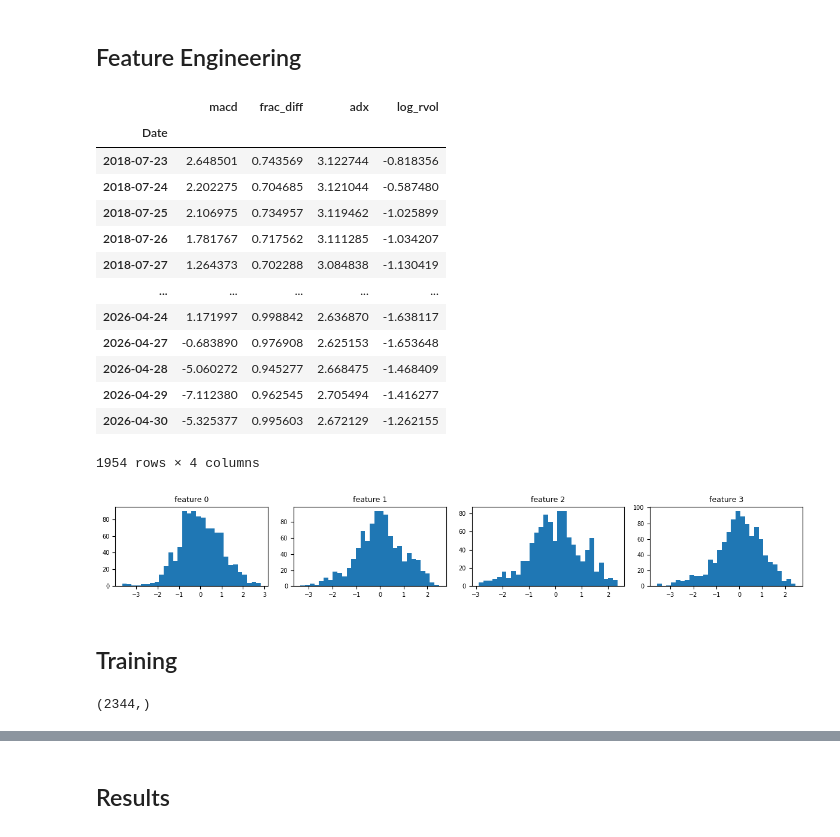
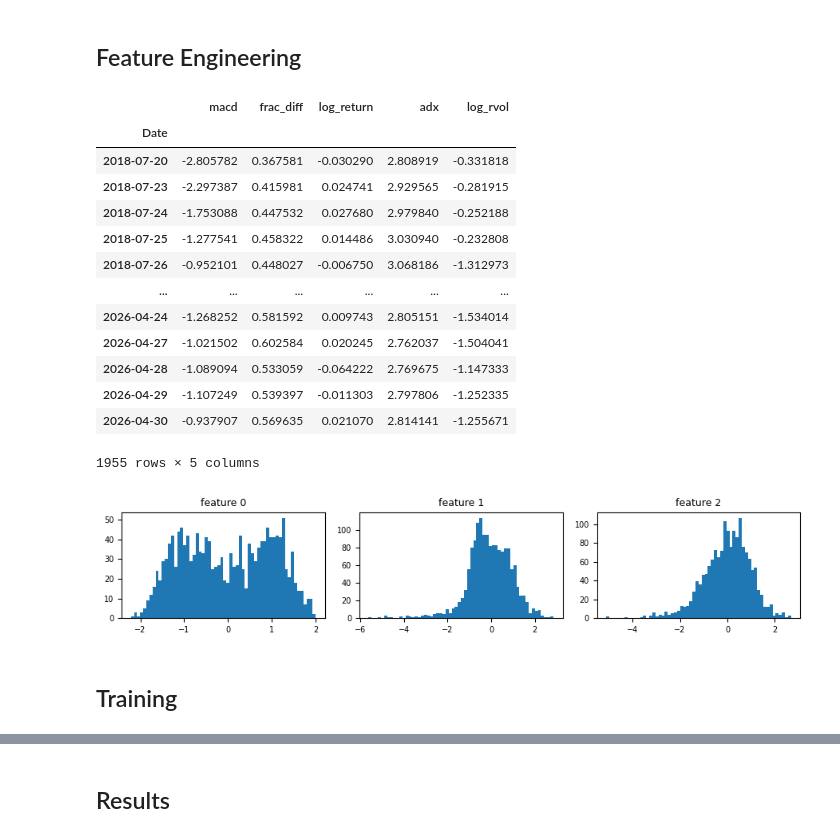
Before and after one commit to asderman43/finance, a Jupyter notebook: notebooks/004_regimes.ipynb, the cells around one changed output, grey strips where cells are left out. Drawn from its saved outputs; the diff is of its cells as text; code cells hidden in the pictures.

```diff
--- a/notebooks/004_regimes.ipynb
+++ b/notebooks/004_regimes.ipynb
@@ -30,7 +30,7 @@ plt.show()
 from src.indicators import calc_macd, rolling_zscore
 
 macd = calc_macd(closing=close)
-z_score = rolling_zscore(macd["histogram"], 20)
+z_score = rolling_zscore(macd["histogram"], 14)
 
 log_return = calc_log_rt(close)
 realized_vol = calc_rvol(log_return)
@@ -74,0 +55,15 @@ plt.show()
+# %%
+from src.features.frac_diff import find_d
+
+results = find_d(df["log_close"], range_list=[0.2, 0.5], alpha=0.01, max_depth=18)
+
+p_values = [x[1] for x in results]
+d_values = [x[0] for x in results]
+
+
+order = np.argsort(d_values)
+d_values = np.array(d_values)[order]
+p_values = np.array(p_values)[order]
+
+plt.plot(d_values, p_values)
+plt.show()
@@ -90,6 +112,7 @@ frac_diff autocorr(20): 0.816
 # %% [markdown]
 ## Feature Engineering
 # %%
+from sklearn.decomposition import PCA
 from sklearn.preprocessing import StandardScaler
 
 
@@ -100,77 +123,70 @@ rvol_ratio = rvol_5 / rvol_60
 
 df["rvol_ratio"] = rvol_ratio
 
-
-
-
-
-
-
 df_clean = df.dropna()
 
 
 
 features = pd.concat({
-    "macd": df_clean["macd"],
+    "macd": df_clean["z_score"],
     "frac_diff": df_clean["frac_diff"],  # direction
-    # "log_return": df_clean["log_return"],
+    "log_return": df_clean["log_return"],
     "adx": np.log(df_clean["adx"]),
     "log_rvol": np.log(df_clean["rvol_ratio"]),                     # volatility (normalized)
 }, axis=1, sort=True).dropna()
 
 
-features_sliced = features["2022-01-01":"2025-12-31"]
+features_sliced = features["2018-01-01":"2024-12-31"]
 
 scaler = StandardScaler()
 
-X = scaler.fit_transform(features_sliced.values)
+scaler = scaler.fit(features.values)
+X = scaler.transform(features_sliced.values)
+
 Y = scaler.transform(features.values)
 
+
 features
 # %% [output]
-|  | macd | frac_diff | adx | log_rvol |
-| Date |  |  |  |  |
-| 2018-07-23 | 2.648501 | 0.743569 | 3.122744 | -0.818356 |
-| 2018-07-24 | 2.202275 | 0.704685 | 3.121044 | -0.587480 |
-| 2018-07-25 | 2.106975 | 0.734957 | 3.119462 | -1.025899 |
-| 2018-07-26 | 1.781767 | 0.717562 | 3.111285 | -1.034207 |
-| 2018-07-27 | 1.264373 | 0.702288 | 3.084838 | -1.130419 |
-| ... | ... | ... | ... | ... |
-| 2026-04-24 | 1.171997 | 0.998842 | 2.636870 | -1.638117 |
-| 2026-04-27 | -0.683890 | 0.976908 | 2.625153 | -1.653648 |
-| 2026-04-28 | -5.060272 | 0.945277 | 2.668475 | -1.468409 |
-| 2026-04-29 | -7.112380 | 0.962545 | 2.705494 | -1.416277 |
-| 2026-04-30 | -5.325377 | 0.995603 | 2.672129 | -1.262155 |
+|  | macd | frac_diff | log_return | adx | log_rvol |
+| Date |  |  |  |  |  |
+| 2018-07-20 | -2.805782 | 0.367581 | -0.030290 | 2.808919 | -0.331818 |
+| 2018-07-23 | -2.297387 | 0.415981 | 0.024741 | 2.929565 | -0.281915 |
+| 2018-07-24 | -1.753088 | 0.447532 | 0.027680 | 2.979840 | -0.252188 |
+| 2018-07-25 | -1.277541 | 0.458322 | 0.014486 | 3.030940 | -0.232808 |
+| 2018-07-26 | -0.952101 | 0.448027 | -0.006750 | 3.068186 | -1.312973 |
+| ... | ... | ... | ... | ... | ... |
+| 2026-04-24 | -1.268252 | 0.581592 | 0.009743 | 2.805151 | -1.534014 |
+| 2026-04-27 | -1.021502 | 0.602584 | 0.020245 | 2.762037 | -1.504041 |
+| 2026-04-28 | -1.089094 | 0.533059 | -0.064222 | 2.769675 | -1.147333 |
+| 2026-04-29 | -1.107249 | 0.539397 | -0.011303 | 2.797806 | -1.252335 |
+| 2026-04-30 | -0.937907 | 0.569635 | 0.021070 | 2.814141 | -1.255671 |
-1954 rows × 4 columns
+1955 rows × 5 columns
 # %%
 # compact grid of histograms for every feature
 n_features = X.shape[1]
 n_cols     = 4
 n_rows     = -(-n_features // n_cols)  # ceil div
 
 fig, axes = plt.subplots(n_rows, n_cols,
                          figsize=(n_cols*3, n_rows*2),
                          tight_layout=True)
 axes = axes.ravel()
 
 for i in range(n_features):
-    axes[i].hist(X[:, i], bins=30)
+    axes[i].hist(X[:, i], bins=60)
     axes[i].set_title(f"feature {i}", fontsize=9)
     axes[i].tick_params(labelsize=7)
 
 # hide unused axes
 for j in range(n_features, len(axes)):
     axes[j].set_visible(False)
 
 plt.show()
 # %% [output]
-[figure, old version]
+[figure, new version]
 # %% [markdown]
 ## Training
-# %%
-close.shape
-# %% [output]
-(2344,)
 # %%
 from pathlib import Path
 
```
Also changed, not shown: parts of 9 cells of this notebook, 8 other files.
